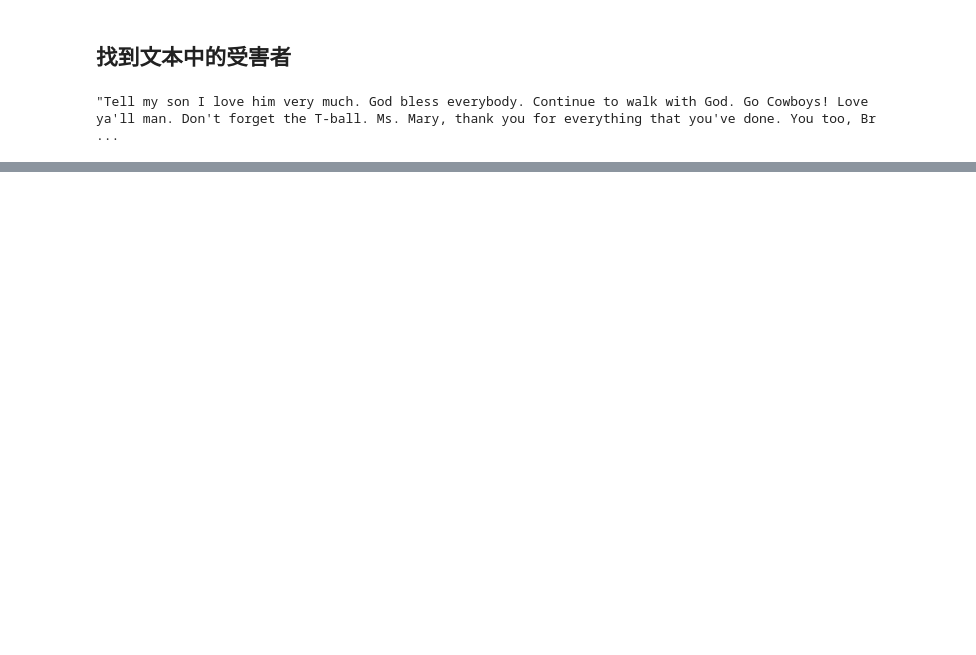
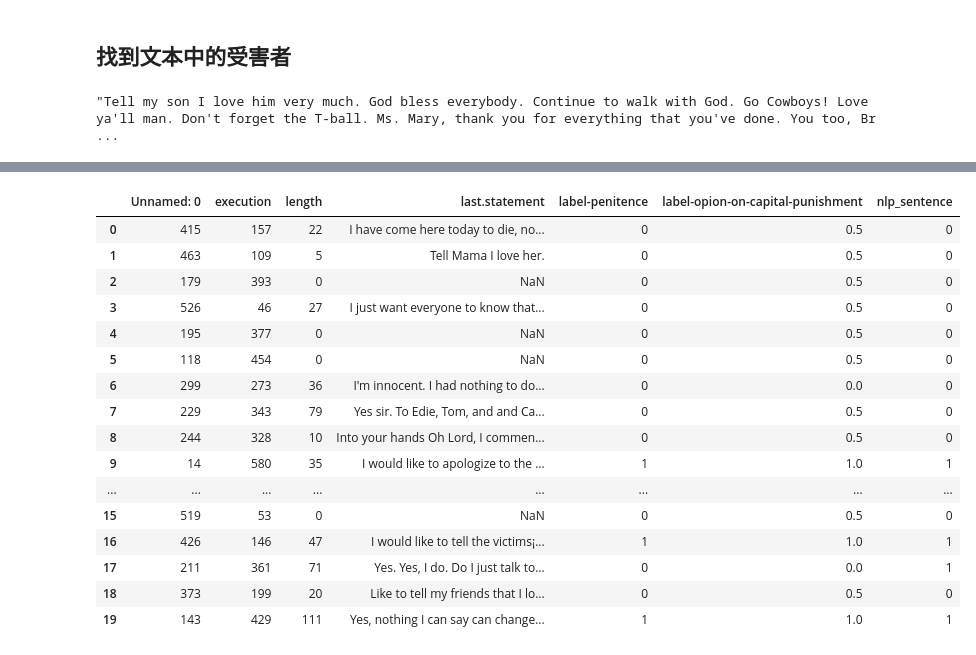
Before and after one commit to luoyiti/Capital-Punishment-Research, a Jupyter notebook: data-analysize/NLP_For_Last_Words.ipynb, the cells around one changed output, grey strips where cells are left out. Cells and saved outputs as stored; diff of their text form; code cells hidden in the pictures; blank space fills up the shorter version.

```diff
--- a/data-analysize/NLP_For_Last_Words.ipynb
+++ b/data-analysize/NLP_For_Last_Words.ipynb
@@ -131,0 +282,21 @@ regret_dector(sample_statements[12])
+# %%
+test_df = pd.merge(sample_df, df[['execution', 'nlp_sentence']], on='execution', how='left')
+test_df.head(20)
+# %% [output]
+|  | Unnamed: 0 | execution | length | last.statement | label-penitence | label-opion-on-capital-punishment | nlp_sentence |
+| 0 | 415 | 157 | 22 | I have come here today to die, no... | 0 | 0.5 | 0 |
+| 1 | 463 | 109 | 5 | Tell Mama I love her. | 0 | 0.5 | 0 |
+| 2 | 179 | 393 | 0 | NaN | 0 | 0.5 | 0 |
+| 3 | 526 | 46 | 27 | I just want everyone to know that... | 0 | 0.5 | 0 |
+| 4 | 195 | 377 | 0 | NaN | 0 | 0.5 | 0 |
+| 5 | 118 | 454 | 0 | NaN | 0 | 0.5 | 0 |
+| 6 | 299 | 273 | 36 | I'm innocent. I had nothing to do... | 0 | 0.0 | 0 |
+| 7 | 229 | 343 | 79 | Yes sir. To Edie, Tom, and and Ca... | 0 | 0.5 | 0 |
+| 8 | 244 | 328 | 10 | Into your hands Oh Lord, I commen... | 0 | 0.5 | 0 |
+| 9 | 14 | 580 | 35 | I would like to apologize to the ... | 1 | 1.0 | 1 |
+| ... | ... | ... | ... | ... | ... | ... | ... |
+| 15 | 519 | 53 | 0 | NaN | 0 | 0.5 | 0 |
+| 16 | 426 | 146 | 47 | I would like to tell the victims¡... | 1 | 1.0 | 1 |
+| 17 | 211 | 361 | 71 | Yes. Yes, I do. Do I just talk to... | 0 | 0.0 | 1 |
+| 18 | 373 | 199 | 20 | Like to tell my friends that I lo... | 0 | 0.5 | 0 |
+| 19 | 143 | 429 | 111 | Yes, nothing I can say can change... | 1 | 1.0 | 1 |
```
Also changed, not shown: parts of 10 cells of this notebook, 4 other files.
